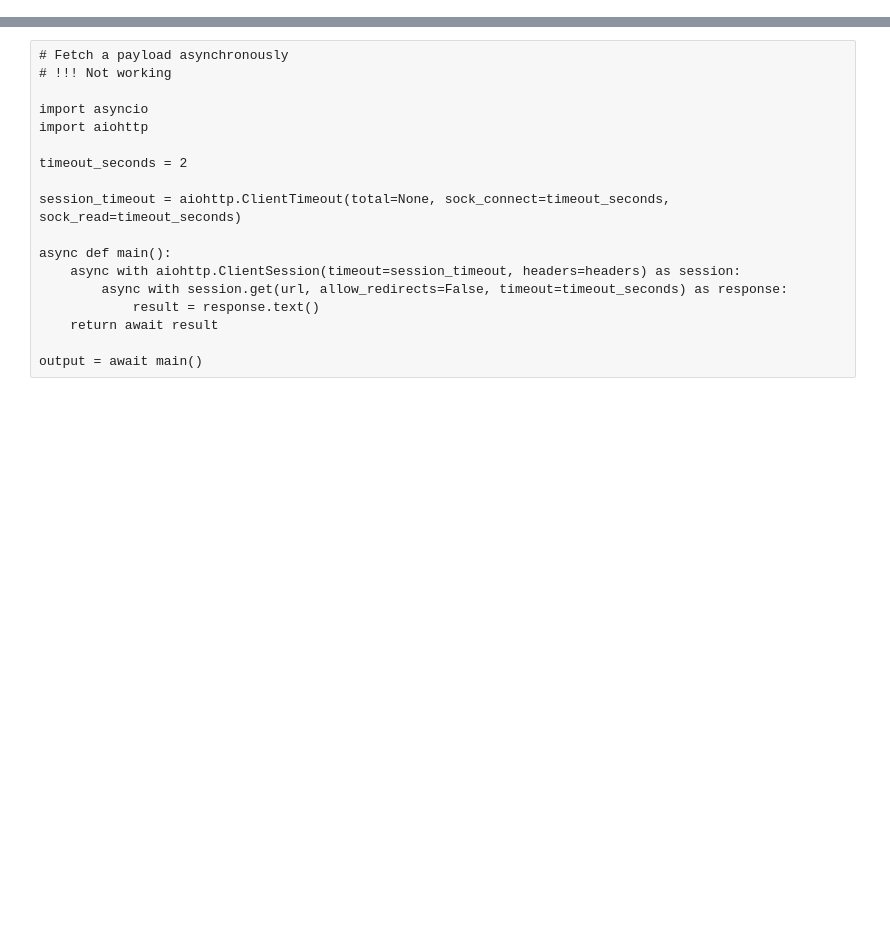
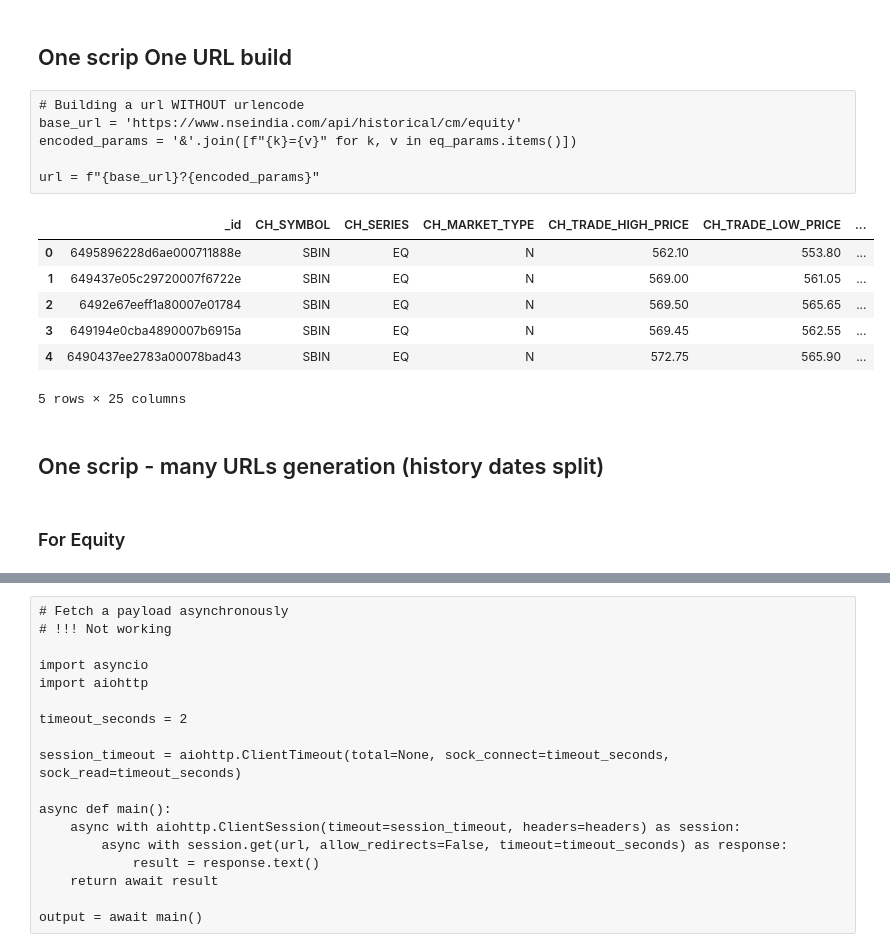
Before and after one commit to reservoirinvest/ib, a Jupyter notebook: src/nse_eq_hist.ipynb, the cells around one changed output, grey strips where cells are left out. Drawn from its saved outputs; the diff is of its cells as text; code cells hidden in the pictures; blank space fills up the shorter version.

```diff
--- a/src/nse_eq_hist.ipynb
+++ b/src/nse_eq_hist.ipynb
@@ -63,7 +0,0 @@ urls = [''.join([eq_base]+[series_base]+d) for d in date_bases]
-# %%
-# check one url (blocking)
-
-url = urls[0]
-payload = nsefetch(url)
-df = pd.DataFrame.from_records(payload['data'])
-df
@@ -88,0 +50,47 @@ df
+# %% [markdown]
+## One scrip One URL build
+# %%
+# Parameters
+eq_symbol = 'SBIN'
+idx_symbol = 'NIFTY'
+days = 100
+max_records = 35
+
+end_date = datetime.datetime.now().date()
+start_date = (end_date-datetime.timedelta(days=days))
+# %%
+# Build an equity URL
+
+series = '[%22EQ%22]'
+eq_base_url = "https://www.nseindia.com/api/historical/cm/equity"
+eq_params = {'symbol': eq_symbol, 'series': series,
+             'from': start_date.strftime('%d-%m-%Y'), 'to': end_date.strftime('%d-%m-%Y')}
+# %% [raw]
+# Building a url WITHOUT urlencode
+base_url = 'https://www.nseindia.com/api/historical/cm/equity'
+encoded_params = '&'.join([f"{k}={v}" for k, v in eq_params.items()])
+
+url = f"{base_url}?{encoded_params}"
+# %%
+def build_url(base_url: str, params: dict) -> str:
+    """Build url from base with query parameters. Preserves `[]`"""
+    encoded_params = '&'.join([f"{k}={v}" for k, v in params.items()])
+    url = f"{base_url}?{encoded_params}"
+    return url
+
+url = build_url(eq_base_url, eq_params)
+payload = fetch(url)
+df = pd.DataFrame.from_records(payload['data'])
+df.head()
+# %% [output]
+|  | _id | CH_SYMBOL | CH_SERIES | CH_MARKET_TYPE | CH_TRADE_HIGH_PRICE | CH_TRADE_LOW_PRICE | ... |
+| 0 | 6495896228d6ae000711888e | SBIN | EQ | N | 562.10 | 553.80 | ... |
+| 1 | 649437e05c29720007f6722e | SBIN | EQ | N | 569.00 | 561.05 | ... |
+| 2 | 6492e67eeff1a80007e01784 | SBIN | EQ | N | 569.50 | 565.65 | ... |
+| 3 | 649194e0cba4890007b6915a | SBIN | EQ | N | 569.45 | 562.55 | ... |
+| 4 | 6490437ee2783a00078bad43 | SBIN | EQ | N | 572.75 | 565.90 | ... |
+5 rows × 25 columns
+# %% [markdown]
+## One scrip - many URLs generation (history dates split)
+# %% [markdown]
+### For Equity
```
Also changed, not shown: parts of 36 cells of this notebook, 9 other files.
